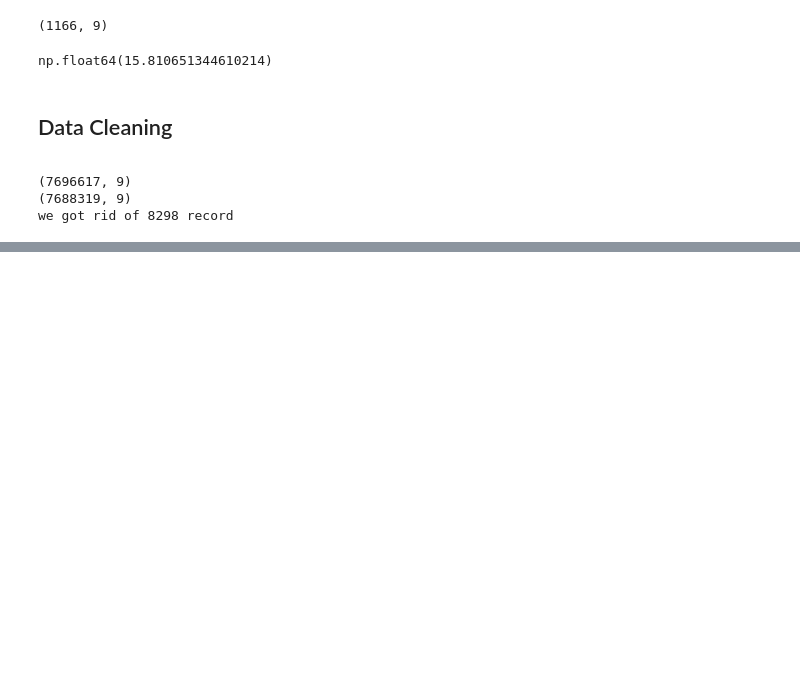
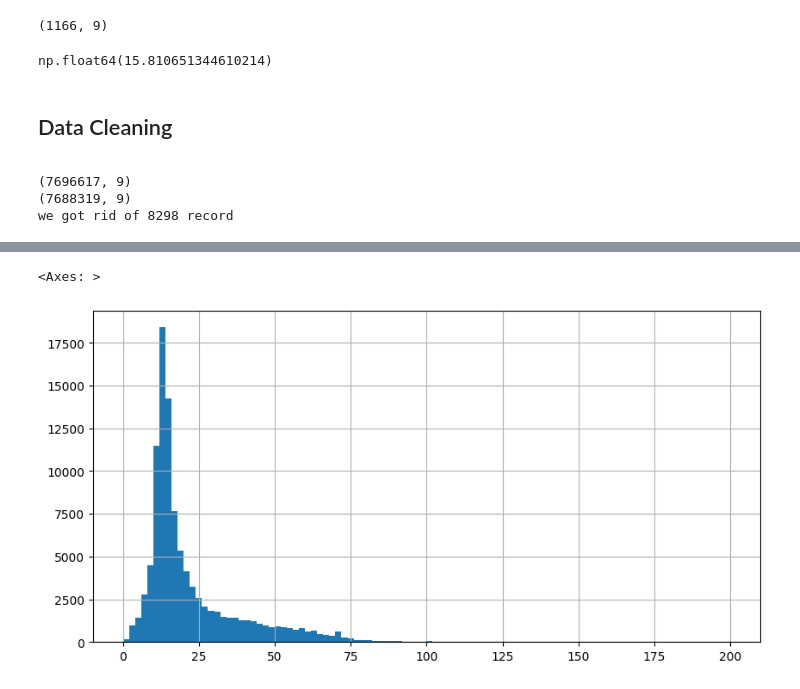
Before and after one commit to dhruvesh131199/new-york-taxi-analysis, a Jupyter notebook: main.ipynb, the cells around one changed output, grey strips where cells are left out. Cells and saved outputs as stored; diff of their text form; code cells hidden in the pictures; blank space fills up the shorter version.

```diff
--- a/main.ipynb
+++ b/main.ipynb
@@ -203,0 +387,5 @@ dtype: int64
+# %%
+taxi_grouped_by_region['total_amount'].hist(bins=100, figsize=(10,5))
+# %% [output]
+<Axes: >
+[figure, added]
```
Also changed, not shown: parts of 24 cells of this notebook.
